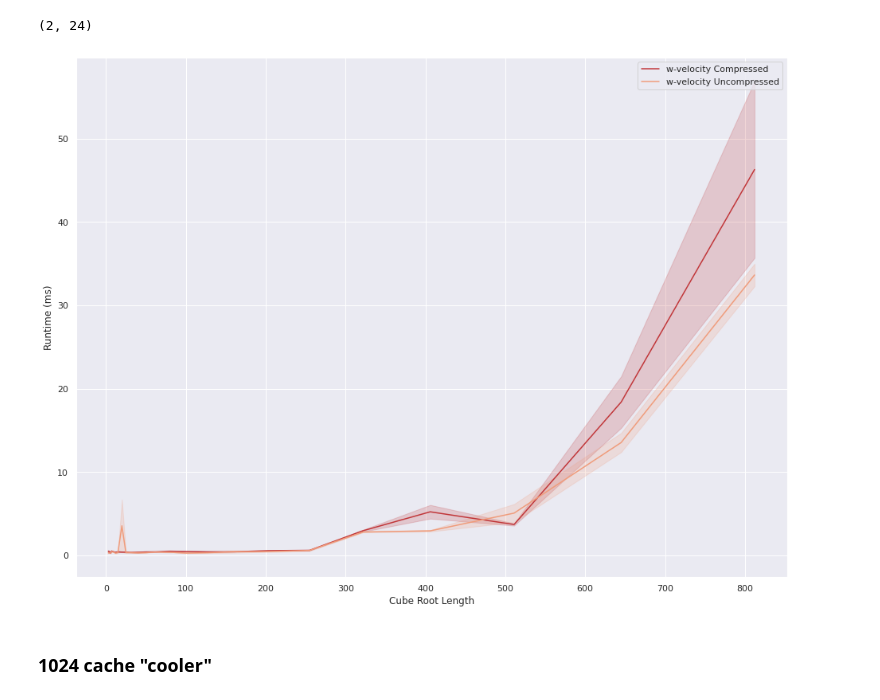
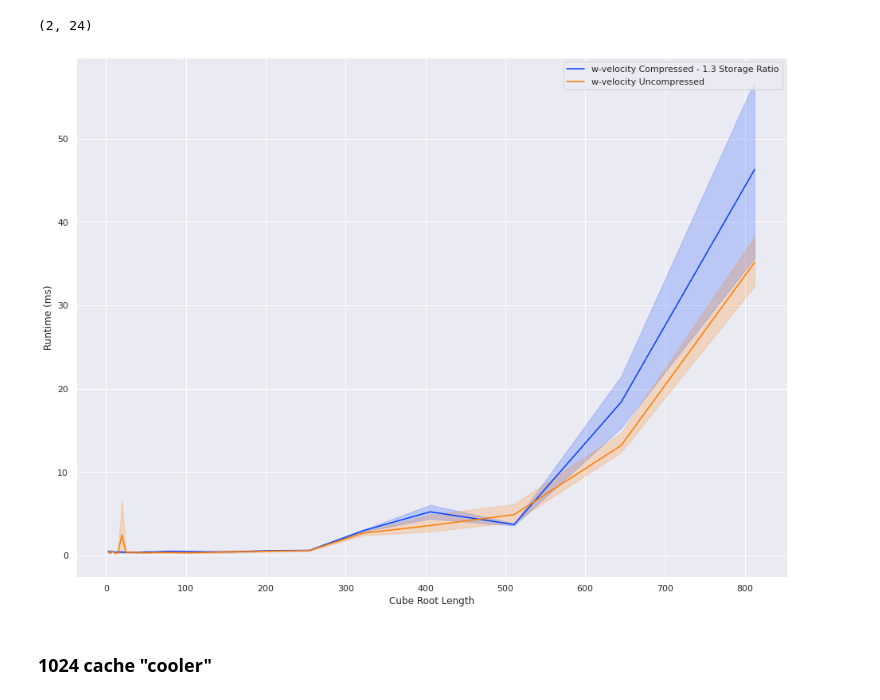
Before and after one commit to ariellubonja/ncar-zarr-code, a Jupyter notebook: compression-tradeoff-1-var.ipynb, the cells around one changed output. Saved outputs shown, nothing was run; the diff lists cells and outputs as text; code cells hidden in the pictures.

```diff
--- a/compression-tradeoff-1-var.ipynb
+++ b/compression-tradeoff-1-var.ipynb
@@ -556,8 +553,9 @@ for i in range(len(cube_root_size)-1,-1,-1): # From 31st to 0-th (inclusive)
 
 # Results with 2048^3 (32GB) accessed between timeits for cache clearing
 mcu_w = [[35000, 12400, 6170, 2870, 2770, 682, 490, 586, 384, 325, 404, 430, 324, 341, 321, 406, 6710, 397, 339, 378, 575, 355, 311, 366],
-         [32300, 14700, 4000, 3040, 2860, 538, 441, 327, 280, 252, 363, 405, 348, 293, 364, 296, 424, 302, 227, 435, 386, 259, 267, 262]]
-#          , [38200, 12500, 4530, 4870, 2410, 606, 610, 449, 452, 401, 306, 275, 295, 496, 452, 521, 310, 306, 268, 326, 558, 453, 508, ]]
+         [32300, 14700, 4000, 3040, 2860, 538, 441, 327, 280, 252, 363, 405, 348, 293, 364, 296, 424, 302, 227, 435, 386, 259, 267, 262]
+         , [38200, 12500, 4530, 4870, 2410, 606, 610, 449, 452, 401, 306, 275, 295, 496, 452, 521, 310, 306, 268, 326, 558, 453, 508, 502]]
+#          , [37900, 13700, 4330, 5040, 2920, 587, 555, 354, 336, 280, 512, 362, 328, 401, 293, 310, 418, 328, 393, 347, 534, 355, 512]]
 
 # mcu_w.reverse()
 [i.reverse() for i in mcu_w]
@@ -758,22 +778,24 @@ Plotting these all together looks horrible
 
 #### Energy
 # %%
+sns.set_palette("bright")
+
 # Energy compressed
 var = np.array(mcc_e) / 1000
 
-a = pd.DataFrame(np.vstack((np.tile(cube_root_size, 2), var.flatten()))).T
+a = pd.DataFrame(np.vstack((np.tile(cube_root_size, len(var)), var.flatten()))).T
 a = a.rename(columns={0: "Cube Root Length", 1: "Runtime (ms)"})
 
 sns.lineplot( x = "Cube Root Length",
              y = "Runtime (ms)",
              data = a,
-            label="Energy Compressed");
+            label="Energy Compressed - 2.5 Storage Ratio");
 
 
 # Energy Uncompressed
 var = np.array(mcu_e) / 1000
 
-a = pd.DataFrame(np.vstack((np.tile(cube_root_size, 2), var.flatten()))).T
+a = pd.DataFrame(np.vstack((np.tile(cube_root_size, len(var)), var.flatten()))).T
 a = a.rename(columns={0: "Cube Root Length", 1: "Runtime (ms)"})
 
 sns.lineplot( x = "Cube Root Length",
@@ -785,22 +807,24 @@ sns.lineplot( x = "Cube Root Length",
 # %% [markdown]
 #### Temperature
 # %%
+sns.set_palette("bright")
+
 # compressed
 var = np.array(mcc_t) / 1000
 
-a = pd.DataFrame(np.vstack((np.tile(cube_root_size, 2), var.flatten()))).T
+a = pd.DataFrame(np.vstack((np.tile(cube_root_size, len(var)), var.flatten()))).T
 a = a.rename(columns={0: "Cube Root Length", 1: "Runtime (ms)"})
 
 sns.lineplot( x = "Cube Root Length",
              y = "Runtime (ms)",
              data = a,
-            label="Temperature Compressed");
+            label="Temperature Compressed - 1.8 Storage Ratio");
 
 
 # Uncompressed
 var = np.array(mcu_t) / 1000
 
-a = pd.DataFrame(np.vstack((np.tile(cube_root_size, 2), var.flatten()))).T
+a = pd.DataFrame(np.vstack((np.tile(cube_root_size, len(var)), var.flatten()))).T
 a = a.rename(columns={0: "Cube Root Length", 1: "Runtime (ms)"})
 
 sns.lineplot( x = "Cube Root Length",
@@ -816,30 +840,32 @@ np.array(mcc_w).shape
 # %% [output]
 (2, 24)
 # %%
+sns.set_palette("bright")
+
 # compressed
 var = np.array(mcc_w) / 1000
 
-a = pd.DataFrame(np.vstack((np.tile(cube_root_size, 2), var.flatten()))).T
+a = pd.DataFrame(np.vstack((np.tile(cube_root_size, len(var)), var.flatten()))).T
 a = a.rename(columns={0: "Cube Root Length", 1: "Runtime (ms)"})
 
 sns.lineplot( x = "Cube Root Length",
              y = "Runtime (ms)",
              data = a,
-            label="w-velocity Compressed");
+            label="w-velocity Compressed - 1.3 Storage Ratio");
 
 
 # Uncompressed
 var = np.array(mcu_w) / 1000
 
-a = pd.DataFrame(np.vstack((np.tile(cube_root_size, 2), var.flatten()))).T
+a = pd.DataFrame(np.vstack((np.tile(cube_root_size, len(var)), var.flatten()))).T
 a = a.rename(columns={0: "Cube Root Length", 1: "Runtime (ms)"})
 
 sns.lineplot( x = "Cube Root Length",
              y = "Runtime (ms)",
              data = a,
             label="w-velocity Uncompressed");
 # %% [output]
-[figure, old version]
+[figure, new version]
 # %% [markdown]
 ### 1024 cache "cooler"
 # %%
```
Also changed, not shown: parts of 12 cells of this notebook, 10 other files.
